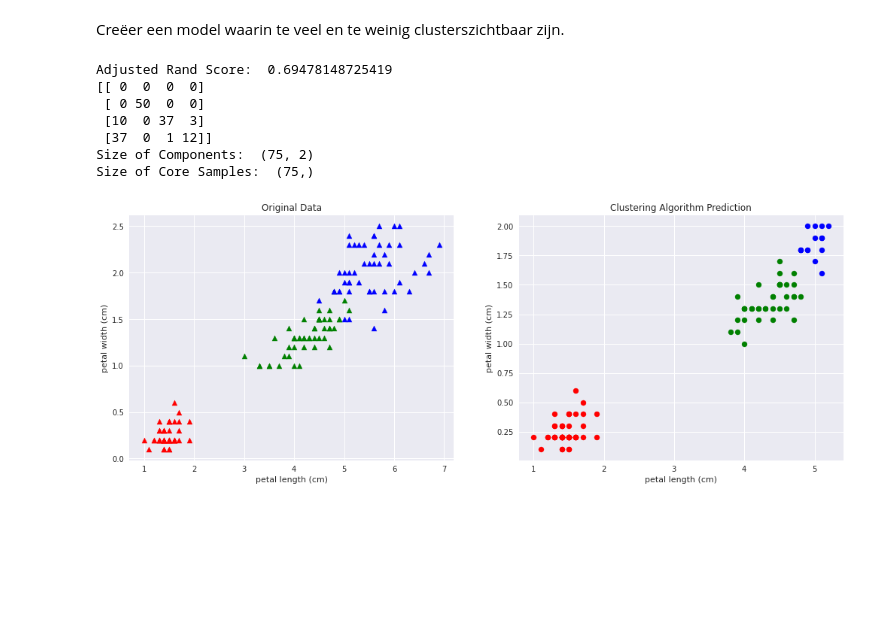
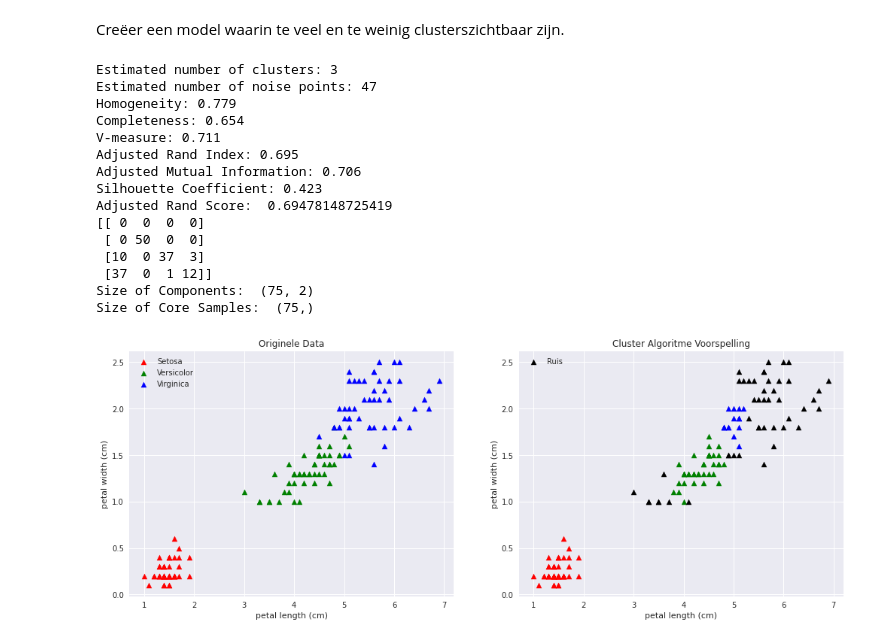
Before and after one commit to rubenoosterwijk/Opdracht3Clustering, a Jupyter notebook: ClusteringDeel1.ipynb, the cells around one changed output. Cells and saved outputs as stored; diff of their text form; code cells hidden in the pictures; blank space fills up the shorter version.

```diff
--- a/ClusteringDeel1.ipynb
+++ b/ClusteringDeel1.ipynb
@@ -152,4 +174,31 @@ def plot_actual_prediction_iris(X, Y, Y_preds):
 # %% [markdown]
 Pas nu het cluster algoritme toe op de variabelen petal length, petal width
+# %%
+from sklearn import metrics
+from sklearn.metrics import adjusted_rand_score
+from sklearn.metrics import confusion_matrix
+def report(db, Y):
+    labels = db.labels_
+
+    # Number of clusters in labels, ignoring noise if present.
+    n_clusters_ = len(set(labels)) - (1 if -1 in labels else 0)
+    n_noise_ = list(labels).count(-1)
+
+    print('Estimated number of clusters: %d' % n_clusters_)
+    print('Estimated number of noise points: %d' % n_noise_)
+    print("Homogeneity: %0.3f" % metrics.homogeneity_score(Y, labels))
+    print("Completeness: %0.3f" % metrics.completeness_score(Y, labels))
+    print("V-measure: %0.3f" % metrics.v_measure_score(Y, labels))
+    print("Adjusted Rand Index: %0.3f"
+          % metrics.adjusted_rand_score(Y, labels))
+    print("Adjusted Mutual Information: %0.3f"
+          % metrics.adjusted_mutual_info_score(Y, labels))
+    print("Silhouette Coefficient: %0.3f"
+          % metrics.silhouette_score(X, labels))
+
+    print("Adjusted Rand Score: ", adjusted_rand_score(Y, Y_preds))
+    print(confusion_matrix(Y, Y_preds))
+    print("Size of Components: ", db.components_.shape)
+    print("Size of Core Samples: ", db.core_sample_indices_.shape)
 # %%
 from sklearn.cluster import DBSCAN
@@ -181,21 +233,25 @@ Creëer een model waarin te veel en te weinig clusterszichtbaar zijn.
 # %%
 db = DBSCAN(eps=0.2, min_samples=8,)
 Y_preds = db.fit_predict(X)
-Y_preds
 plot_actual_prediction_iris(X, Y, Y_preds)
-print("Adjusted Rand Score: ", adjusted_rand_score(Y, Y_preds))
-print(confusion_matrix(Y, Y_preds))
-print("Size of Components: ", db.components_.shape)
-print("Size of Core Samples: ", db.core_sample_indices_.shape)
+report(db, Y)
 # %% [output]
+Estimated number of clusters: 3
+Estimated number of noise points: 47
+Homogeneity: 0.779
+Completeness: 0.654
+V-measure: 0.711
+Adjusted Rand Index: 0.695
+Adjusted Mutual Information: 0.706
+Silhouette Coefficient: 0.423
 Adjusted Rand Score:  0.69478148725419
 [[ 0  0  0  0]
  [ 0 50  0  0]
  [10  0 37  3]
  [37  0  1 12]]
 Size of Components:  (75, 2)
 Size of Core Samples:  (75,)
-[figure, old version]
+[figure, new version]
 # %%
 db = DBSCAN(eps=0.1, min_samples=2,)
 Y_preds = db.fit_predict(X)
```
Also changed, not shown: parts of 3 cells of this notebook.
